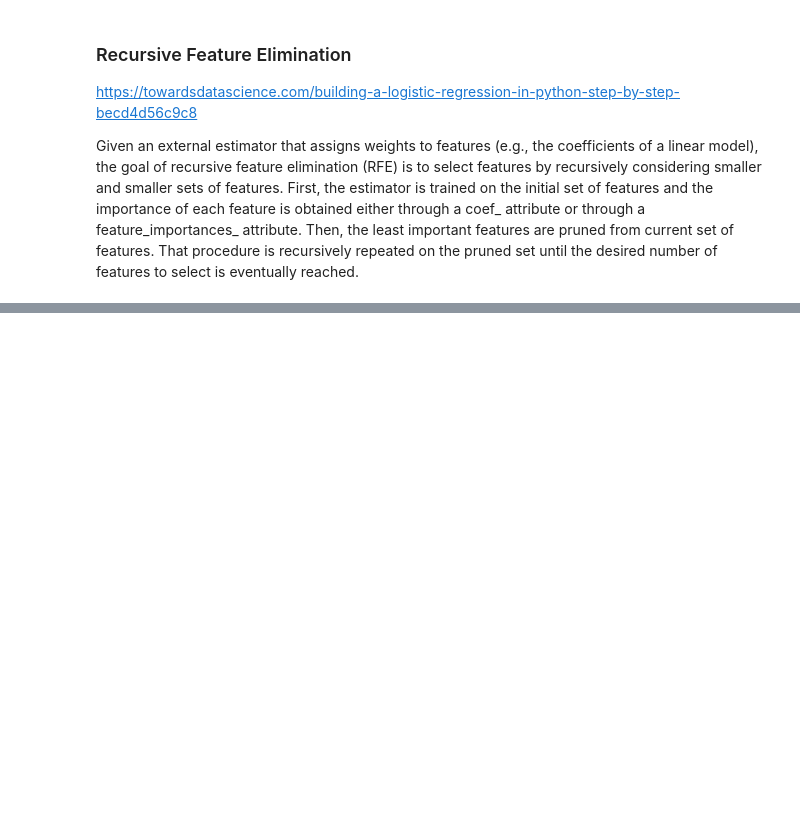
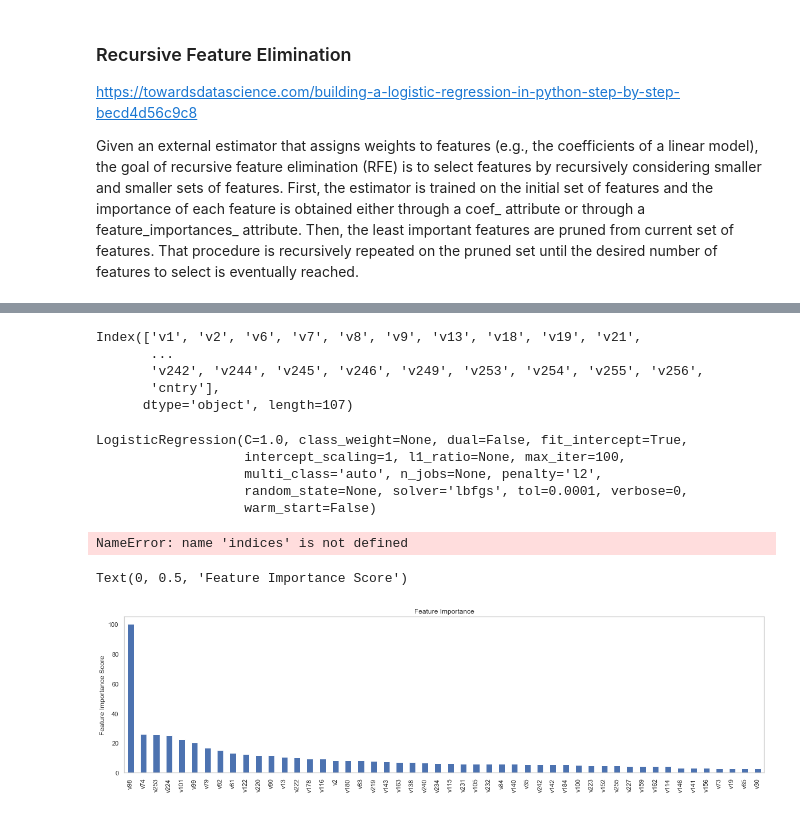
Before and after one commit to sabrina-tan/stat441-W20-project, a Jupyter notebook: 04-modeling/logistic_regression.ipynb, the cells around one changed output, grey strips where cells are left out. Saved outputs shown, nothing was run; the diff lists cells and outputs as text; code cells hidden in the pictures; blank space fills up the shorter version.

Commit message:
fix logistic regression plus add feature importance plot

```diff
--- a/04-modeling/logistic_regression.ipynb
+++ b/04-modeling/logistic_regression.ipynb
@@ -243,6 +245,8 @@ for n in range(1,len(X_cols)):
 print("Optimum number of features: %d" %nof)
 print("Score with %d features: %f" % (nof, high_score))
 # %%
+# n = 107
+nof = 107
 logreg = LogisticRegression()
 rfe = RFE(logreg, nof)
 rfe = rfe.fit(X, y.values.ravel())
@@ -252,7 +274,49 @@ print(rfe.ranking_)
 temp = pd.Series(rfe.support_, index = X_cols)
 selected_features_rfe = temp[temp==True].index
 selected_features_rfe
+# %% [output]
+Index(['v1', 'v2', 'v6', 'v7', 'v8', 'v9', 'v13', 'v18', 'v19', 'v21',
+       ...
+       'v242', 'v244', 'v245', 'v246', 'v249', 'v253', 'v254', 'v255', 'v256',
+       'cntry'],
+      dtype='object', length=107)
 # %%
 X_reduced = X[selected_features_rfe]
 reduced_log_model = LogisticRegression()
 reduced_log_model.fit(X_reduced,y)
+# %% [output]
+LogisticRegression(C=1.0, class_weight=None, dual=False, fit_intercept=True,
+                   intercept_scaling=1, l1_ratio=None, max_iter=100,
+                   multi_class='auto', n_jobs=None, penalty='l2',
+                   random_state=None, solver='lbfgs', tol=0.0001, verbose=0,
+                   warm_start=False)
+# %%
+feature_importance = abs(reduced_log_model.coef_[0])
+feature_importance = 100.0 * (feature_importance / feature_importance.max())
+sorted_idx = np.argsort(feature_importance)
+pos = np.arange(sorted_idx.shape[0]) + .5
+
+featfig = plt.figure()
+featax = featfig.add_subplot(1, 1, 1)
+featax.barh(pos, feature_importance[sorted_idx], align='center')
+featax.set_yticks(pos)
+featax.set_yticklabels(np.array(X.columns)[sorted_idx], fontsize=8)
+featax.set_xlabel('Relative Feature Importance')
+
+plt.tight_layout()
+plt.show()
+# %% [output]
+NameError: name 'indices' is not defined
+# %%
+predictors = [x for x in X_reduced.columns]
+feature_importance = abs(reduced_log_model.coef_[0])
+feature_importance = 100.0 * (feature_importance / feature_importance.max())
+feat_imp = pd.Series(feature_importance, predictors).sort_values(ascending=False)
+feat_imp = feat_imp[0:50]
+plt.rcParams['figure.figsize'] = 20, 5
+feat_imp.plot(kind='bar', title='Feature Importance')
+plt.grid(b=None)
+plt.ylabel('Feature Importance Score')
+# %% [output]
+Text(0, 0.5, 'Feature Importance Score')
+[figure, added]
```
Also changed, not shown: parts of 4 cells of this notebook.
